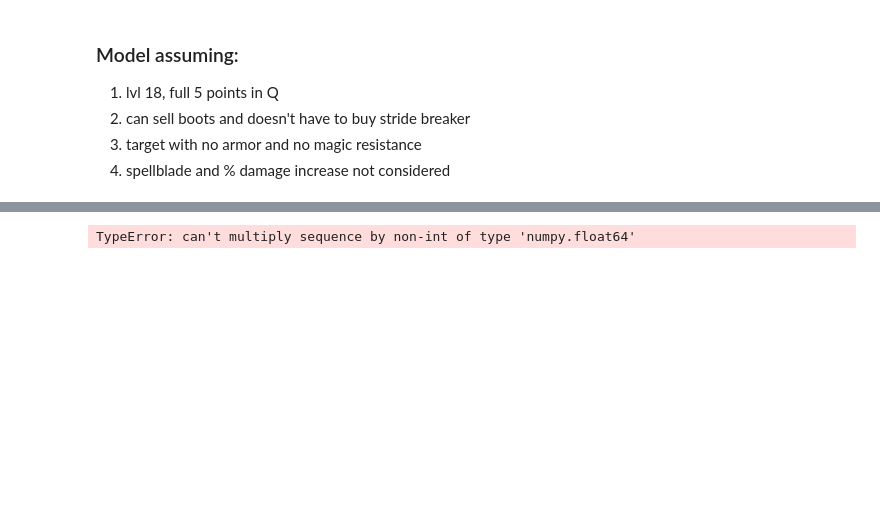
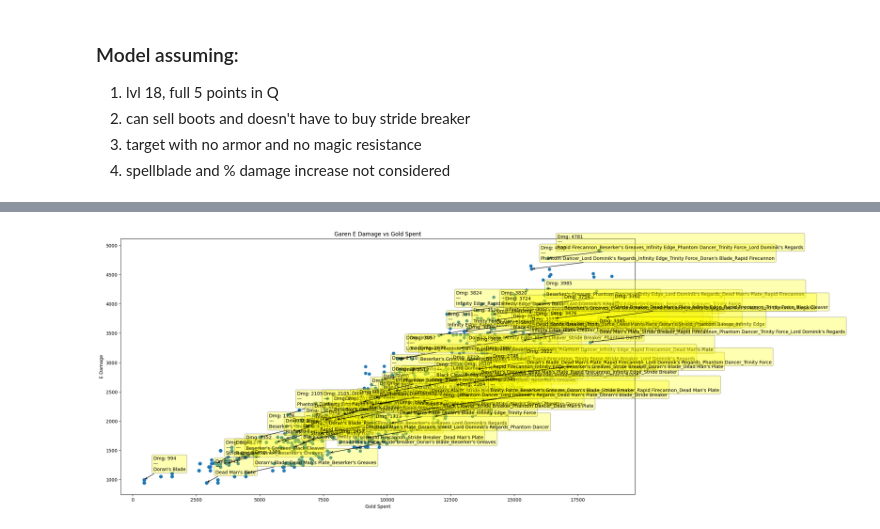
Before and after one commit to CalvoSeko/quant-projects-practice, a Jupyter notebook: practice projects/garen_build/garen_optimization.ipynb, the cells around one changed output, grey strips where cells are left out. Drawn from its saved outputs; the diff is of its cells as text; code cells hidden in the pictures; blank space fills up the shorter version.

```diff
--- a/practice projects/garen_build/garen_optimization.ipynb
+++ b/practice projects/garen_build/garen_optimization.ipynb
@@ -350,48 +362,55 @@ import random
 
 items_pool = [
  stride_breaker, beserkers_greaves, dorans_blade, dorans_shield, dead_mans_plate, phantom_dancer, trinity_force,
- black_cleaver, rapid_firecannon, lord_dominiks_regards]
+ black_cleaver, rapid_firecannon, lord_dominiks_regards, infinity_edge]
 results = []
 
 for _ in range(2000):
     num_items = random.randint(1, 6)
     build = random.sample(items_pool, num_items)
     item_types = [item.item_type for item in build if item.item_type is not None]
 
     if len(item_types) == len(set(item_types)):
         item_name = "_".join([item.name for item in build])
         build_stats = buy_item(garen_stats.iloc[17], build)
         gold = sum([item.price for item in build])
-        e_turn_dmg = e_turn_damage(e_level = 5, stats = build_stats)
-        e_turns = get_total_spins(stats = build_stats)
-        e_dmg = e_turn_dmg * e_turns
-        results.append({"gold": gold, "e_damage": e_dmg, "items": item_name})
+
+        if infinity_edge in build:
+            e_turn_near_dmg = e_turn_damage(e_level = 5, stats = build_stats, crit_multiplier = 1.72)[0]
+            e_turns = get_total_spins(stats = build_stats)
+            e_dmg = e_turn_near_dmg * e_turns
+        else:
+            e_turn_near_dmg = e_turn_damage(e_level = 5, stats = build_stats)[0]
+            e_turns = get_total_spins(stats = build_stats)
+            e_dmg = e_turn_near_dmg * e_turns
+
+        results.append({"gold": gold, "e_near_damage": e_dmg, "items": item_name})
     else:
         continue
 
 df_sim = pd.DataFrame(results)
 
 fig, ax = plt.subplots(figsize=(20, 10))
-plt.scatter(df_sim['gold'], df_sim['q_damage'])
+plt.scatter(df_sim['gold'], df_sim['e_near_damage'])
 
 plt.xlabel('Gold Spent')
-plt.ylabel('Q Damage')
-plt.title('Garen Q Damage vs Gold Spent')
+plt.ylabel('E Damage')
+plt.title('Garen E Damage vs Gold Spent')
 
 # Extract the frontier points (best build for every 200g spent)
-frontier = df_sim.loc[df_sim.groupby('gold')['q_damage'].idxmax()]
+frontier = df_sim.loc[df_sim.groupby('gold')['e_near_damage'].idxmax()]
 
 # Annotating specific spikes with a 'bbox' (text box) for readability
 for idx, row in frontier.iloc[::5].iterrows(): # Step through bins
     build_label = row['items']
     plt.annotate(
-        f"Dmg: {int(row['q_damage'])}\n---\n{build_label}",
-        (row['gold'], row['q_damage']),
+        f"Dmg: {int(row['e_near_damage'])}\n---\n{build_label}",
+        (row['gold'], row['e_near_damage']),
         xytext=(20, 20), textcoords="offset points",
         bbox=dict(boxstyle='round', fc='yellow', alpha=0.3),
         arrowprops=dict(arrowstyle='->')
     )
 
 plt.show()
 # %% [output]
-TypeError: can't multiply sequence by non-int of type 'numpy.float64'
+[figure, added]
```
Also changed, not shown: parts of 5 cells of this notebook.
